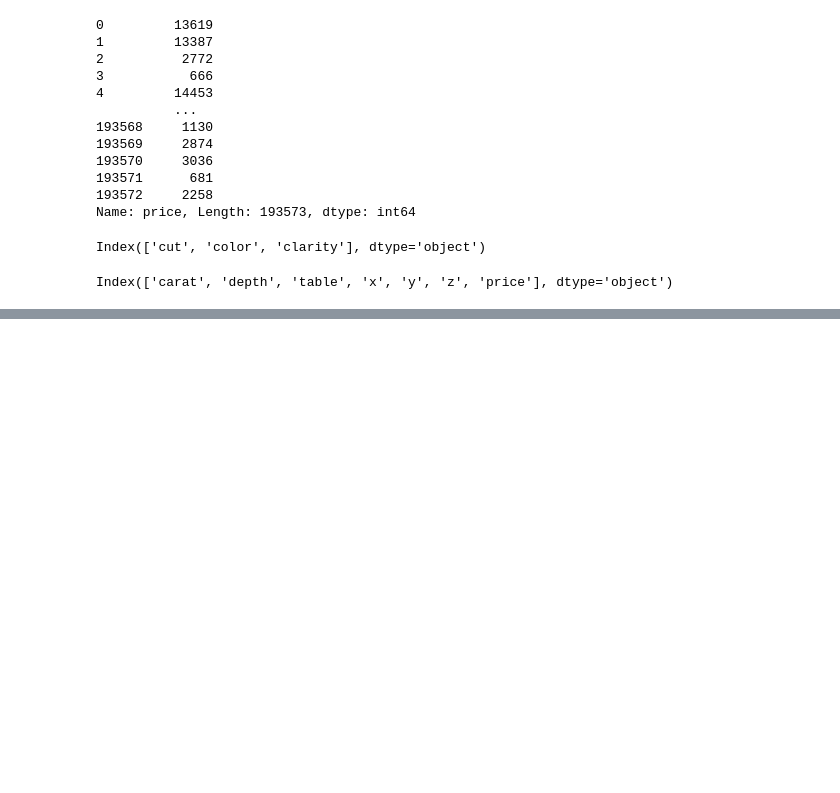
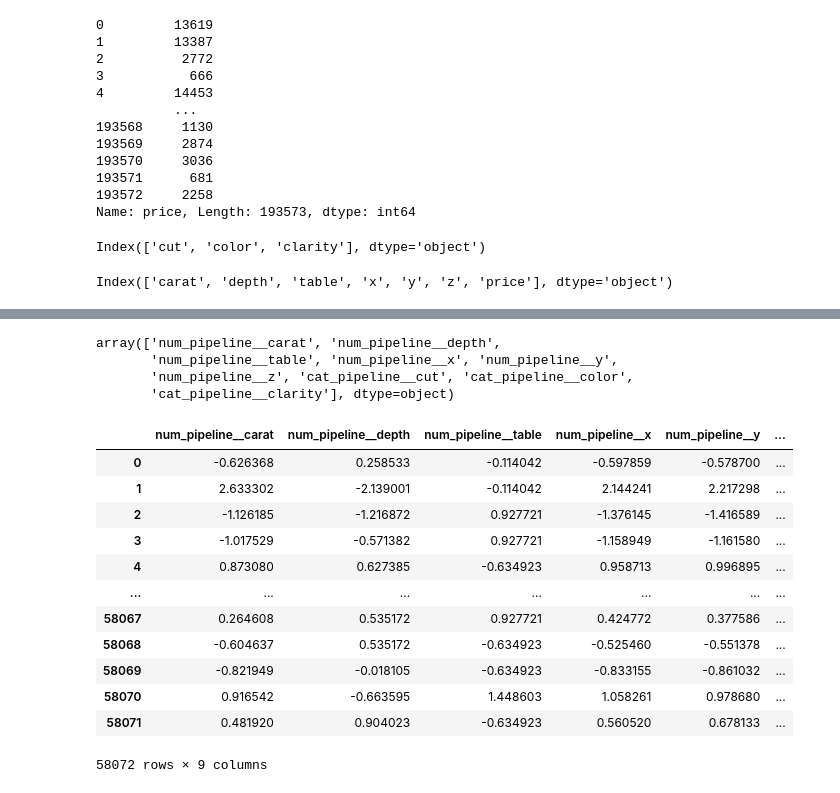
Before and after one commit to OjasKelkar/Mlopsproject, a Jupyter notebook: experiment/experiments.ipynb, the cells around one changed output, grey strips where cells are left out. Drawn from its saved outputs; the diff is of its cells as text; code cells hidden in the pictures; blank space fills up the shorter version.

```diff
--- a/experiment/experiments.ipynb
+++ b/experiment/experiments.ipynb
@@ -324,0 +342,7 @@ cat_pipeline = Pipeline()
+# %%
+preprocessor=ColumnTransformer(
+    [
+        ("num_pipeline",num_pipeline,num_col),
+        ("cat_pipeline",cat_pipeline,cat_col)
+    ]
+)
@@ -324,0 +380,6 @@ cat_pipeline = Pipeline()
+# %%
+from sklearn.model_selection import train_test_split
+
+X_test,X_train,y_test,y_train = train_test_split(X,y,test_size=0.30,random_state=42)
+# %%
+preprocessor.fit_transform(X_train)
@@ -324,0 +416,26 @@ cat_pipeline = Pipeline()
+# %%
+preprocessor.get_feature_names_out()
+# %% [output]
+array(['num_pipeline__carat', 'num_pipeline__depth',
+       'num_pipeline__table', 'num_pipeline__x', 'num_pipeline__y',
+       'num_pipeline__z', 'cat_pipeline__cut', 'cat_pipeline__color',
+       'cat_pipeline__clarity'], dtype=object)
+# %%
+X_train=pd.DataFrame(preprocessor.fit_transform(X_train),columns=preprocessor.get_feature_names_out())
+X_test=pd.DataFrame(preprocessor.transform(X_test),columns=preprocessor.get_feature_names_out())
+# %%
+X_train
+# %% [output]
+|  | num_pipeline__carat | num_pipeline__depth | num_pipeline__table | num_pipeline__x | num_pipeline__y | ... |
+| 0 | -0.626368 | 0.258533 | -0.114042 | -0.597859 | -0.578700 | ... |
+| 1 | 2.633302 | -2.139001 | -0.114042 | 2.144241 | 2.217298 | ... |
+| 2 | -1.126185 | -1.216872 | 0.927721 | -1.376145 | -1.416589 | ... |
+| 3 | -1.017529 | -0.571382 | 0.927721 | -1.158949 | -1.161580 | ... |
+| 4 | 0.873080 | 0.627385 | -0.634923 | 0.958713 | 0.996895 | ... |
+| ... | ... | ... | ... | ... | ... | ... |
+| 58067 | 0.264608 | 0.535172 | 0.927721 | 0.424772 | 0.377586 | ... |
+| 58068 | -0.604637 | 0.535172 | -0.634923 | -0.525460 | -0.551378 | ... |
+| 58069 | -0.821949 | -0.018105 | -0.634923 | -0.833155 | -0.861032 | ... |
+| 58070 | 0.916542 | -0.663595 | 1.448603 | 1.058261 | 0.978680 | ... |
+| 58071 | 0.481920 | 0.904023 | -0.634923 | 0.560520 | 0.678133 | ... |
+58072 rows × 9 columns
```
Also changed, not shown: parts of 12 cells of this notebook.
